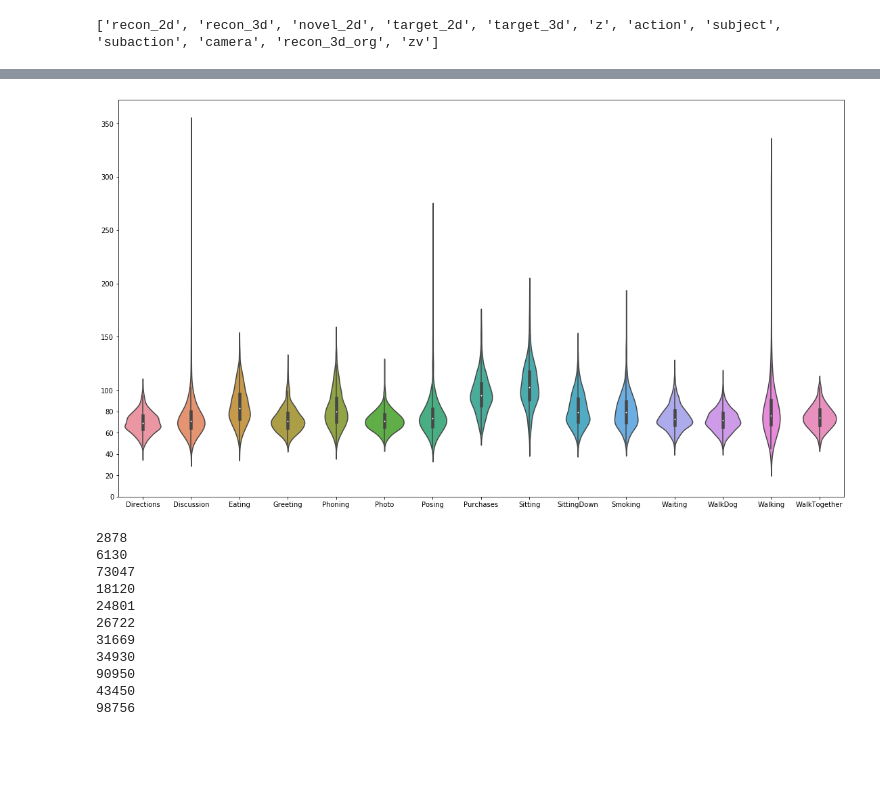
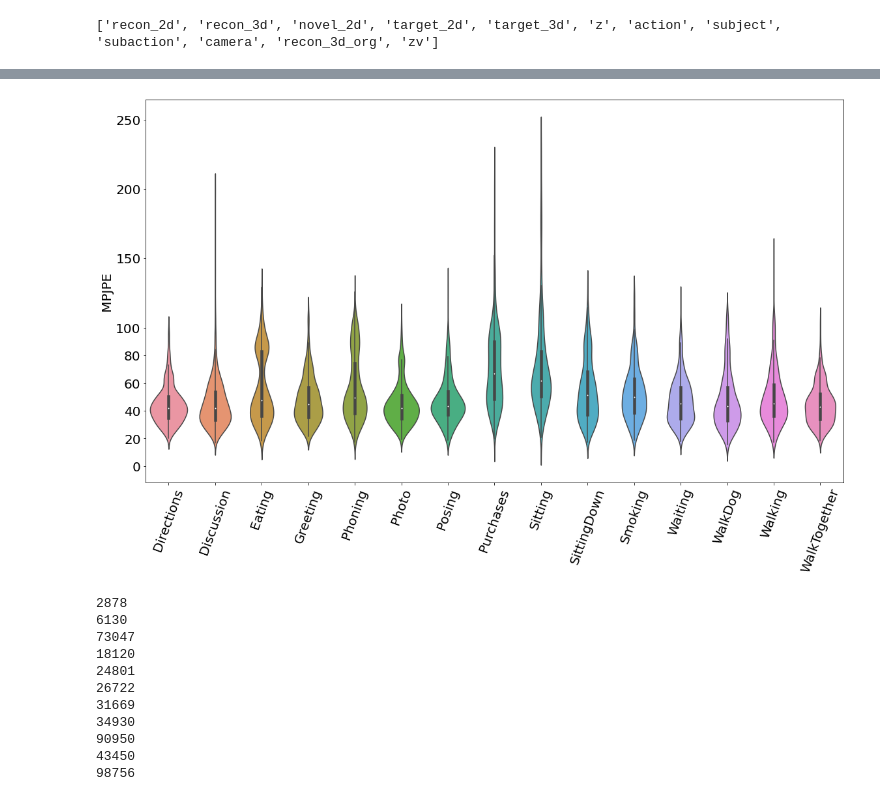
Before and after one commit to bsridatta/HPE3D, a Jupyter notebook: notebooks/EDA_results.ipynb, the cells around one changed output, grey strips where cells are left out. Saved outputs shown, nothing was run; the diff lists cells and outputs as text; code cells hidden in the pictures; blank space fills up the shorter version.

Commit message:
fix plots

```diff
--- a/notebooks/EDA_results.ipynb
+++ b/notebooks/EDA_results.ipynb
@@ -23,8 +23,8 @@ import os
 resume = "absurd-music-3244"
 mj = 0
 t_data_bh = torch.load(f"{os.getenv('HOME')}/lab/HPE3D/src/results/t_data_{resume}_bh_True_mj_{mj}.pt", map_location='cpu')
-# t_data_zv = torch.load(f"{os.getenv('HOME')}/lab/HPE3D/src/results/t_data_{resume}_bh_False_mj_{mj}.pt", map_location='cpu')
-t_data_zv = torch.load(f"{os.getenv('HOME')}/lab/HPE3D/src/results/t_data_{resume}_5frame_bh_False_mj_{mj}.pt", map_location='cpu')
+t_data_zv = torch.load(f"{os.getenv('HOME')}/lab/HPE3D/src/results/t_data_{resume}_bh_False_mj_{mj}.pt", map_location='cpu')
+# t_data_zv = torch.load(f"{os.getenv('HOME')}/lab/HPE3D/src/results/t_data_{resume}_5frame_bh_False_mj_{mj}.pt", map_location='cpu')
 
 pjpe_bh = t_data_bh['bh']
 pjpe_zv = t_data_zv['zv']
@@ -34,18 +44,28 @@ print(list(t_data_zv.keys()))
 # %%
 # Get data
-pjpes = pjpe_bh.cpu().numpy()
-actions = t_data_bh['action'].cpu().numpy()
+fig = plt.figure(figsize=(19.20,10.80))
 
+pjpes = pjpe_zv.cpu().numpy()
+actions = t_data_zv['action'].cpu().numpy()
+sns.set_palette("pastel")
 ax = sns.violinplot(actions, pjpes)
 
 ticks = list(np.arange(100, pjpes.max()+50, 50))
 ticks.extend(np.arange(0,100,20))
 _ = plt.setp(ax,yticks=sorted(ticks))
+#_ = ax.set_xlabel("Actions")
+
+ax.tick_params(axis='both', which='major', labelsize=20)
+ax.tick_params(axis='both', which='minor', labelsize=20)
+# _ = plt.tight_layout()
+_ = ax.set_ylabel("MPJPE", fontsize=20)
+_ = plt.xticks(rotation=70)
 _ = ax.set_xticklabels(["Directions", "Discussion", "Eating", "Greeting", "Phoning", "Photo", "Posing", "Purchases",
                              "Sitting", "SittingDown", "Smoking", "Waiting", "WalkDog", "Walking", "WalkTogether"])
-_ = plt.savefig("../src/results/violin_pjpe.svg", format='svg', dpi=1200)
+
+_ = fig.savefig("../src/results/violin_pjpe.pdf", bbox_inches ='tight',format='pdf', dpi=1200)
 # %% [output]
-[figure, old version]
+[figure, new version]
 # %%
 # get data close to mean, min or max mpjpe
 selections = []
```
Also changed, not shown: parts of 4 cells of this notebook, 40 other files.
